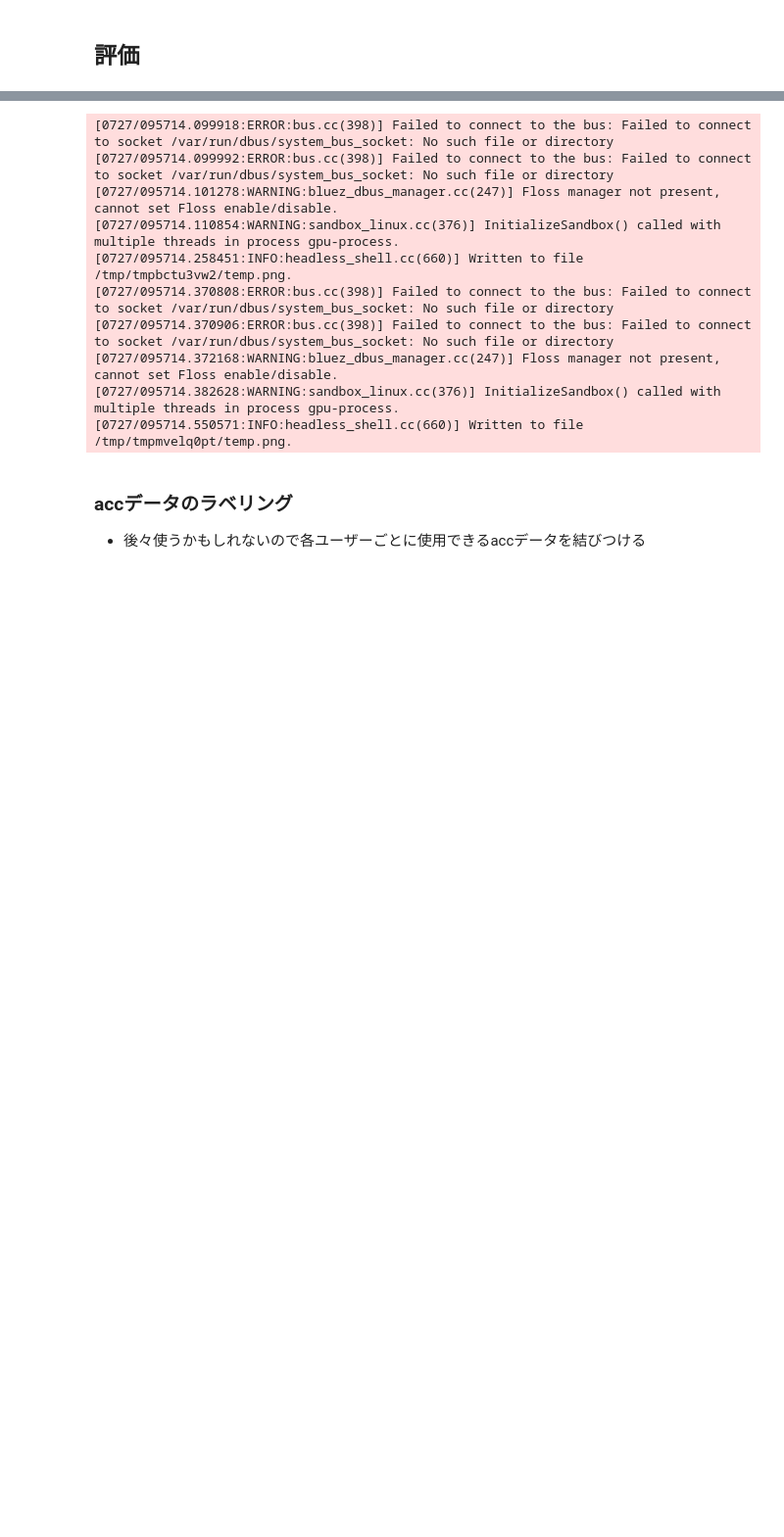
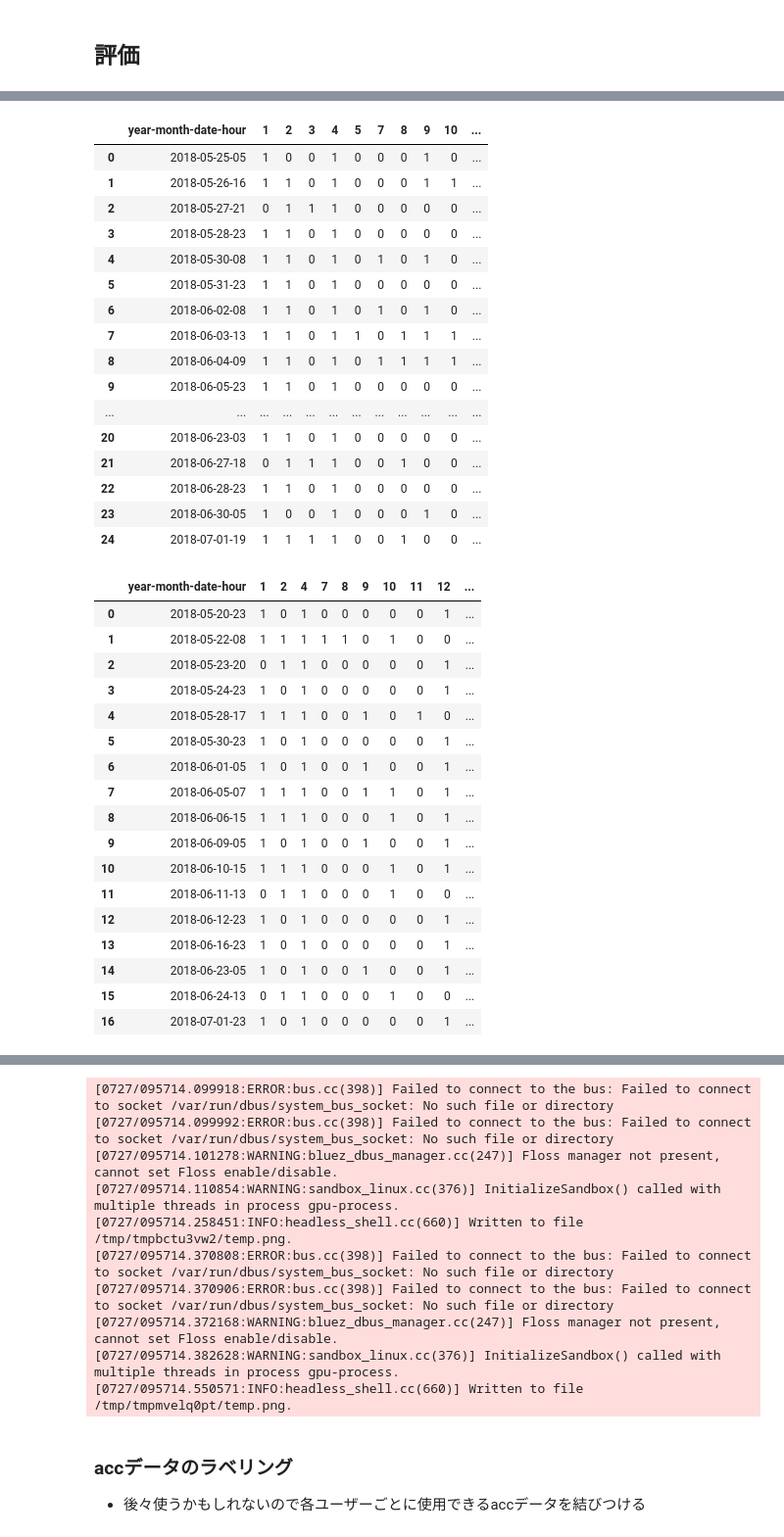
Before and after one commit to namekosiru/nurseCompetition, a Jupyter notebook: notebooks/pipline.ipynb, the cells around one changed output, grey strips where cells are left out. Shown: that part at 98% size. Drawn from its saved outputs; the diff is of its cells as text; code cells hidden in the pictures; blank space fills up the shorter version.

```diff
--- a/notebooks/pipline.ipynb
+++ b/notebooks/pipline.ipynb
@@ -256,0 +333,9 @@ accuracy: 3.8180341186027618 %
+# %%
+paths = glob("../TestSubmission/**")
+data = pd.DataFrame()
+for path in paths:
+    df = pd.read_csv(path)
+    user_id = int(path.split("/")[-1].split(".")[0].strip("test"))
+    df["user_id"] = user_id
+    data = pd.concat([data, df.loc[:, ["user_id", "year-month-date-hour"]]])
+submission_label_df = pd.DataFrame(data)
@@ -256,0 +351,3 @@ accuracy: 3.8180341186027618 %
+# %%
+df_submission= create_predict_df(submission_label_df, class_cluster_map)
+df_submission.head()
@@ -256,0 +361,58 @@ accuracy: 3.8180341186027618 %
+# %%
+def user_filtering(x):
+    user_id = x["user_id"]
+    hour = int(x["year-month-date-hour"].split("-")[-1])
+    user_filter = users_filters[user_id][hour]
+    x[2:][user_filter==1]
+df_submission.sort_values(["user_id", "year-month-date-hour"], inplace=True)
+
+USERS_IDS = [8, 13, 14, 15, 25]
+for user_id in USERS_IDS:
+    tmp = df_submission[df_submission["user_id"] == user_id]
+    predict_data = []
+    for index, data in tmp.iterrows():
+        user_id = data["user_id"]
+        hour = int(data["year-month-date-hour"].split("-")[-1])
+        user_filter = users_filters[user_id][hour]
+        user_predict = data[2:][user_filter==1]
+        user_predict = user_predict.apply(lambda x: 1 if x > 0 else 0)
+        predict_data.append([user_id, data["year-month-date-hour"], *user_predict.values])
+    final_user_submission = pd.DataFrame(data=predict_data).iloc[:, 1:].set_axis(["year-month-date-hour", *user_predict.index.to_list()], axis="columns")
+    final_user_submission.to_csv(f"../predict/user_{user_id}.csv", index=None)
+    display(final_user_submission)
+# %% [output]
+|  | year-month-date-hour | 1 | 2 | 3 | 4 | 5 | 7 | 8 | 9 | 10 | ... |
+| 0 | 2018-05-25-05 | 1 | 0 | 0 | 1 | 0 | 0 | 0 | 1 | 0 | ... |
+| 1 | 2018-05-26-16 | 1 | 1 | 0 | 1 | 0 | 0 | 0 | 1 | 1 | ... |
+| 2 | 2018-05-27-21 | 0 | 1 | 1 | 1 | 0 | 0 | 0 | 0 | 0 | ... |
+| 3 | 2018-05-28-23 | 1 | 1 | 0 | 1 | 0 | 0 | 0 | 0 | 0 | ... |
+| 4 | 2018-05-30-08 | 1 | 1 | 0 | 1 | 0 | 1 | 0 | 1 | 0 | ... |
+| 5 | 2018-05-31-23 | 1 | 1 | 0 | 1 | 0 | 0 | 0 | 0 | 0 | ... |
+| 6 | 2018-06-02-08 | 1 | 1 | 0 | 1 | 0 | 1 | 0 | 1 | 0 | ... |
+| 7 | 2018-06-03-13 | 1 | 1 | 0 | 1 | 1 | 0 | 1 | 1 | 1 | ... |
+| 8 | 2018-06-04-09 | 1 | 1 | 0 | 1 | 0 | 1 | 1 | 1 | 1 | ... |
+| 9 | 2018-06-05-23 | 1 | 1 | 0 | 1 | 0 | 0 | 0 | 0 | 0 | ... |
+| ... | ... | ... | ... | ... | ... | ... | ... | ... | ... | ... | ... |
+| 20 | 2018-06-23-03 | 1 | 1 | 0 | 1 | 0 | 0 | 0 | 0 | 0 | ... |
+| 21 | 2018-06-27-18 | 0 | 1 | 1 | 1 | 0 | 0 | 1 | 0 | 0 | ... |
+| 22 | 2018-06-28-23 | 1 | 1 | 0 | 1 | 0 | 0 | 0 | 0 | 0 | ... |
+| 23 | 2018-06-30-05 | 1 | 0 | 0 | 1 | 0 | 0 | 0 | 1 | 0 | ... |
+| 24 | 2018-07-01-19 | 1 | 1 | 1 | 1 | 0 | 0 | 1 | 0 | 0 | ... |
+|  | year-month-date-hour | 1 | 2 | 4 | 7 | 8 | 9 | 10 | 11 | 12 | ... |
+| 0 | 2018-05-20-23 | 1 | 0 | 1 | 0 | 0 | 0 | 0 | 0 | 1 | ... |
+| 1 | 2018-05-22-08 | 1 | 1 | 1 | 1 | 1 | 0 | 1 | 0 | 0 | ... |
+| 2 | 2018-05-23-20 | 0 | 1 | 1 | 0 | 0 | 0 | 0 | 0 | 1 | ... |
+| 3 | 2018-05-24-23 | 1 | 0 | 1 | 0 | 0 | 0 | 0 | 0 | 1 | ... |
+| 4 | 2018-05-28-17 | 1 | 1 | 1 | 0 | 0 | 1 | 0 | 1 | 0 | ... |
+| 5 | 2018-05-30-23 | 1 | 0 | 1 | 0 | 0 | 0 | 0 | 0 | 1 | ... |
+| 6 | 2018-06-01-05 | 1 | 0 | 1 | 0 | 0 | 1 | 0 | 0 | 1 | ... |
+| 7 | 2018-06-05-07 | 1 | 1 | 1 | 0 | 0 | 1 | 1 | 0 | 1 | ... |
+| 8 | 2018-06-06-15 | 1 | 1 | 1 | 0 | 0 | 0 | 1 | 0 | 1 | ... |
+| 9 | 2018-06-09-05 | 1 | 0 | 1 | 0 | 0 | 1 | 0 | 0 | 1 | ... |
+| 10 | 2018-06-10-15 | 1 | 1 | 1 | 0 | 0 | 0 | 1 | 0 | 1 | ... |
+| 11 | 2018-06-11-13 | 0 | 1 | 1 | 0 | 0 | 0 | 1 | 0 | 0 | ... |
+| 12 | 2018-06-12-23 | 1 | 0 | 1 | 0 | 0 | 0 | 0 | 0 | 1 | ... |
+| 13 | 2018-06-16-23 | 1 | 0 | 1 | 0 | 0 | 0 | 0 | 0 | 1 | ... |
+| 14 | 2018-06-23-05 | 1 | 0 | 1 | 0 | 0 | 1 | 0 | 0 | 1 | ... |
+| 15 | 2018-06-24-13 | 0 | 1 | 1 | 0 | 0 | 0 | 1 | 0 | 0 | ... |
+| 16 | 2018-07-01-23 | 1 | 0 | 1 | 0 | 0 | 0 | 0 | 0 | 1 | ... |
```
Also changed, not shown: parts of 13 cells of this notebook, 8 other files.
